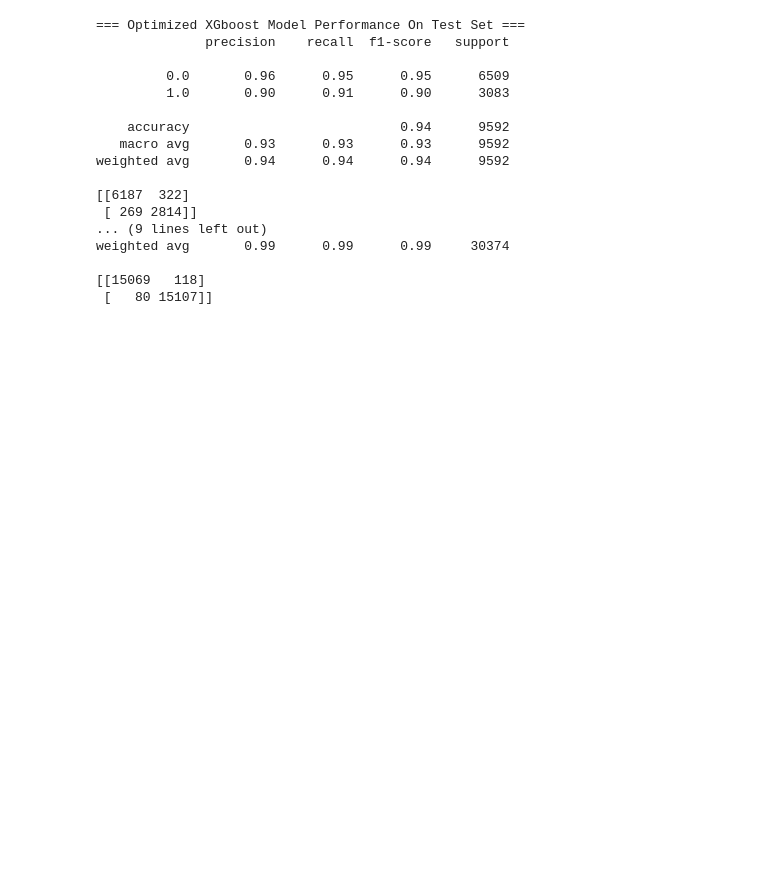
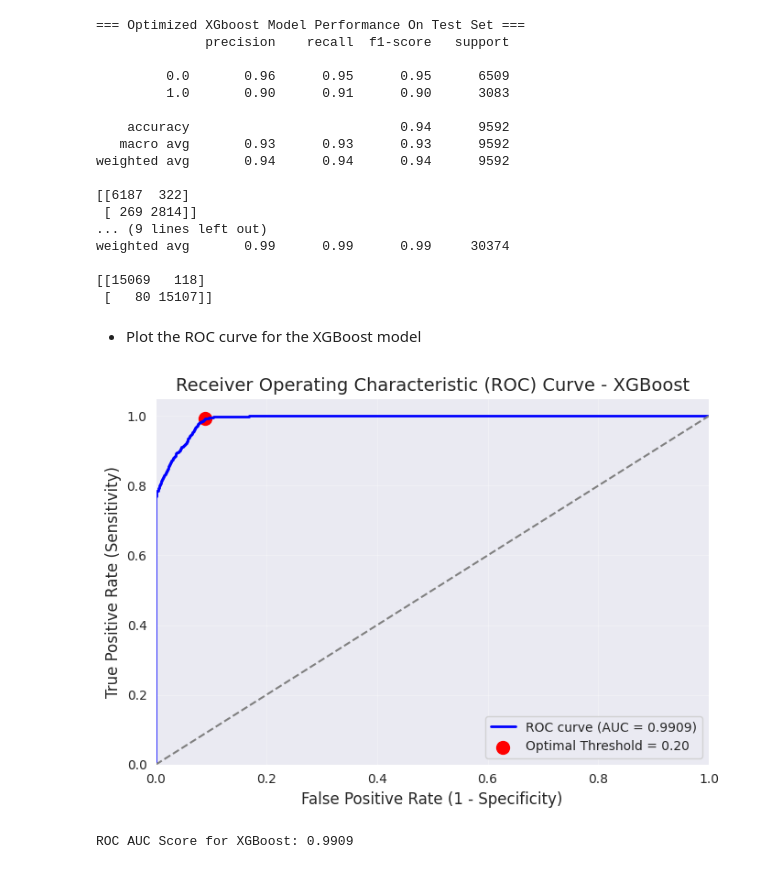
Before and after one commit to Farazmghm/fraud_detection, a Jupyter notebook: Credit_card_fraud_detection.ipynb, the cells around one changed output. Saved outputs shown, nothing was run; the diff lists cells and outputs as text; code cells hidden in the pictures; blank space fills up the shorter version.

Commit message:
plot ROC-AUC

```diff
--- a/Credit_card_fraud_detection.ipynb
+++ b/Credit_card_fraud_detection.ipynb
@@ -771,3 +771,37 @@ weighted avg       0.99      0.99      0.99     30374
 
 [[15069   118]
  [   80 15107]]
+# %% [markdown]
+* Plot the ROC curve for the XGBoost model
+# %%
+y_pred_proba = best_model.predict_proba(X_test_scaled)[:, 1]
+fpr, tpr, thresholds = roc_curve(y_test, y_pred_proba)
+roc_auc = roc_auc_score(y_test, y_pred_proba)
+
+
+plt.figure(figsize=(7, 5))
+plt.plot(fpr, tpr, color='blue', lw=2, label=f'ROC curve (AUC = {roc_auc:.4f})')
+plt.plot([0, 1], [0, 1], color='gray', linestyle='--')
+plt.xlim([0.0, 1.0])
+plt.ylim([0.0, 1.05])
+plt.xlabel('False Positive Rate (1 - Specificity)', fontsize=12)
+plt.ylabel('True Positive Rate (Sensitivity)', fontsize=12)
+plt.title('Receiver Operating Characteristic (ROC) Curve - XGBoost', fontsize=14)
+plt.legend(loc='lower right', fontsize=12)
+plt.grid(alpha=0.3)
+
+
+optimal_idx = np.argmax(tpr - fpr)
+optimal_threshold = thresholds[optimal_idx]
+plt.scatter(fpr[optimal_idx], tpr[optimal_idx], s=100, color='red',
+            label=f'Optimal Threshold = {optimal_threshold:.2f}')
+
+plt.legend(loc='lower right', fontsize=10)
+plt.tight_layout()
+plt.show()
+
+
+print(f'ROC AUC Score for XGBoost: {roc_auc:.4f}')
+# %% [output]
+[figure, added]
+ROC AUC Score for XGBoost: 0.9909
```
Also changed, not shown: parts of 1 cell of this notebook.
